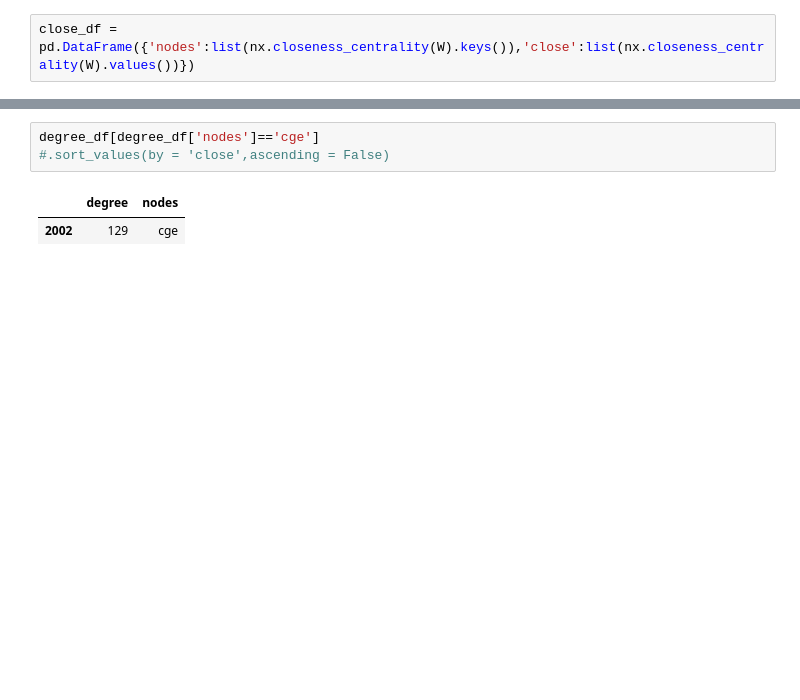
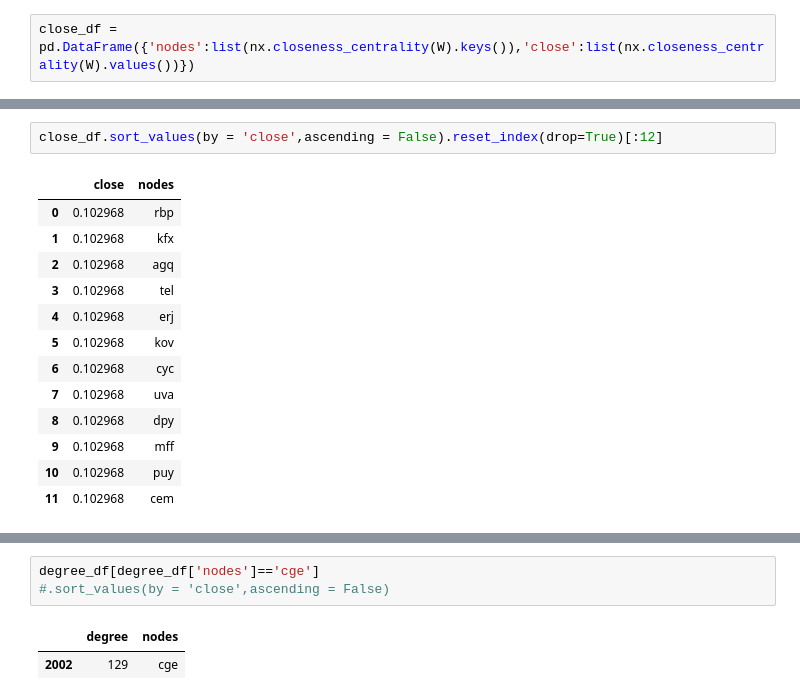
Before and after one commit to MiyainNYC/Graph-Thinking, a Jupyter notebook: dynamics.ipynb, the cells around one changed output, grey strips where cells are left out. Cells and saved outputs as stored; diff of their text form; blank space fills up the shorter version.

```diff
--- a/dynamics.ipynb
+++ b/dynamics.ipynb
@@ -92,0 +159,16 @@ betweenness_df = pd.DataFrame({'nodes':list(nx.betweenness_centrality(W).keys())
+# %%
+close_df.sort_values(by = 'close',ascending = False).reset_index(drop=True)[:12]
+# %% [output]
+|  | close | nodes |
+| 0 | 0.102968 | rbp |
+| 1 | 0.102968 | kfx |
+| 2 | 0.102968 | agq |
+| 3 | 0.102968 | tel |
+| 4 | 0.102968 | erj |
+| 5 | 0.102968 | kov |
+| 6 | 0.102968 | cyc |
+| 7 | 0.102968 | uva |
+| 8 | 0.102968 | dpy |
+| 9 | 0.102968 | mff |
+| 10 | 0.102968 | puy |
+| 11 | 0.102968 | cem |
```
Also changed, not shown: parts of 22 cells of this notebook.
